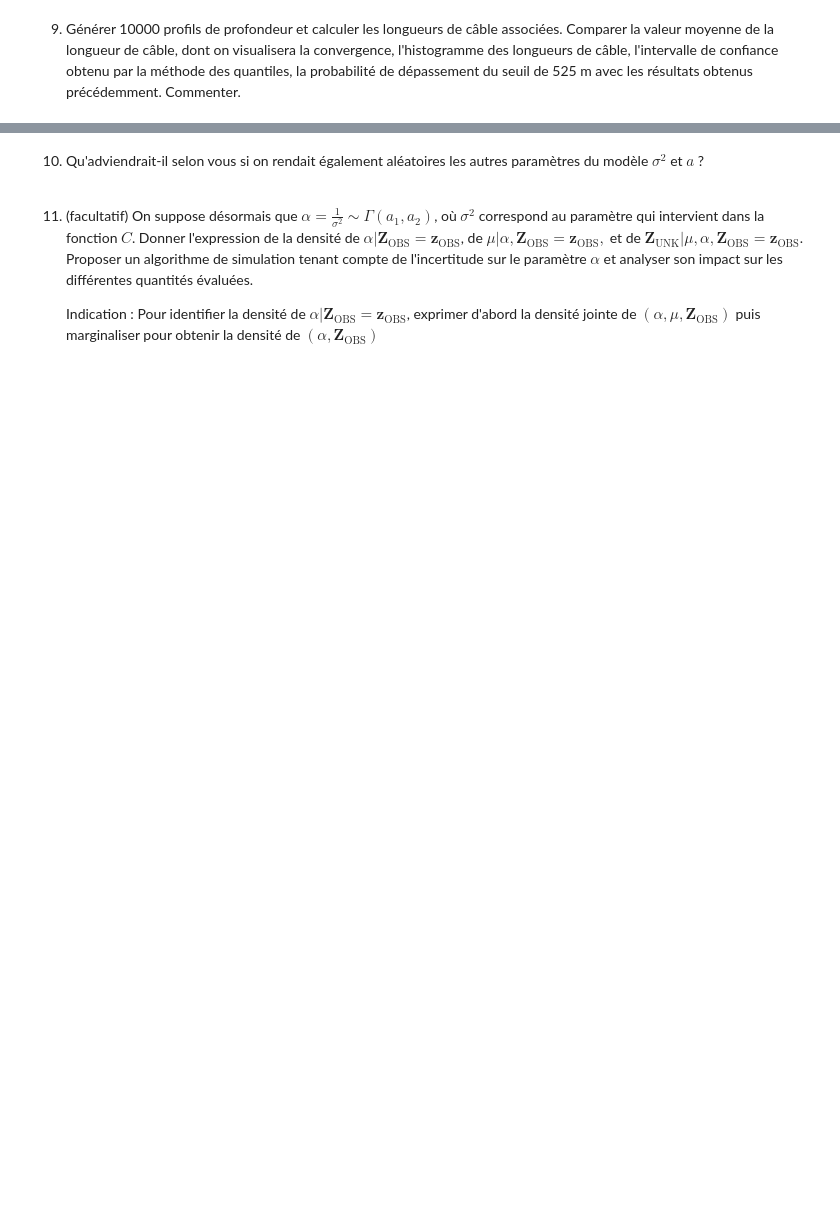
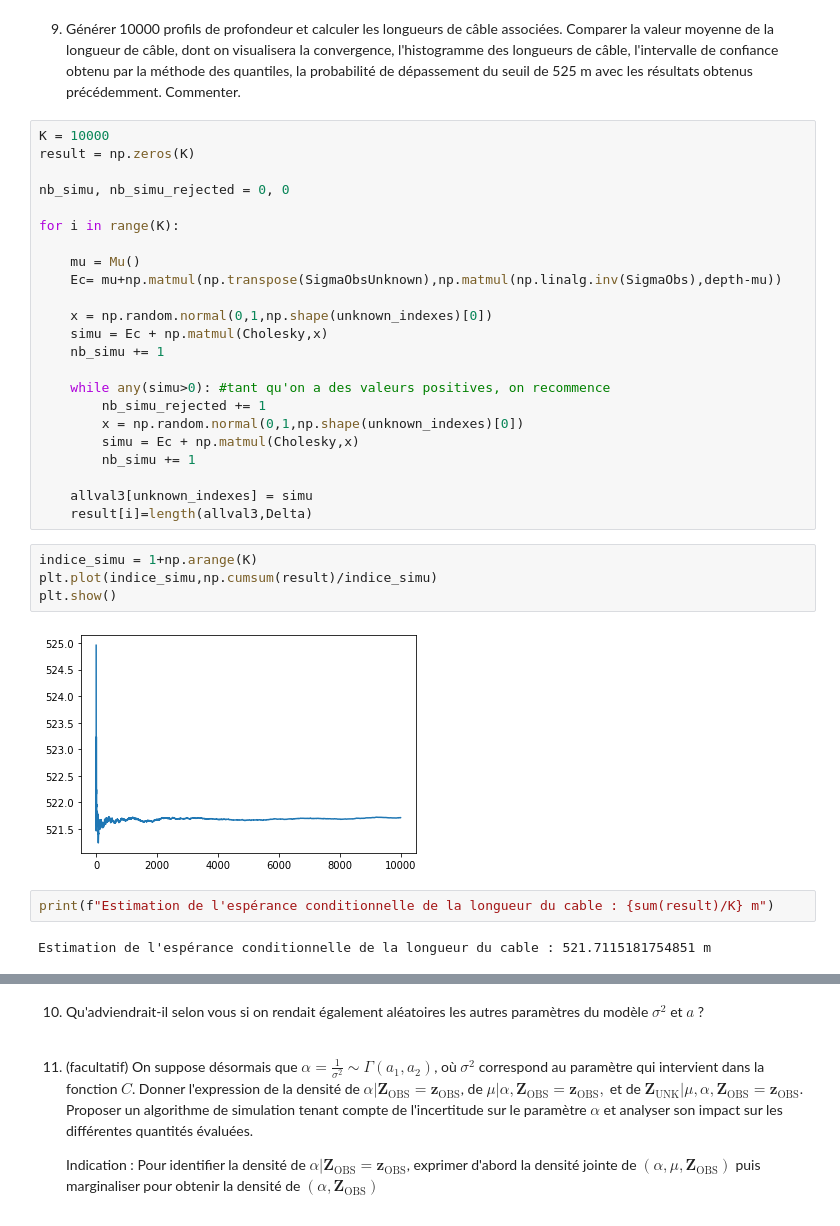
Before and after one commit to TomBertheas/Projet_probabilites, a Jupyter notebook: Projet_numerique_de_Probabilites_2021.ipynb, the cells around one changed output, grey strips where cells are left out. Drawn from its saved outputs; the diff is of its cells as text; blank space fills up the shorter version.

```diff
--- a/Projet_numerique_de_Probabilites_2021.ipynb
+++ b/Projet_numerique_de_Probabilites_2021.ipynb
@@ -447,2 +521,35 @@ On va plutôt procéder par simulations en cascade, c'est-à-dire que pour chaqu
 # %% [markdown]
 9. Générer 10000 profils de profondeur et calculer les longueurs de câble associées. Comparer la valeur moyenne de la longueur de câble, dont on visualisera la convergence, l'histogramme des longueurs de câble, l'intervalle de confiance obtenu par la méthode des quantiles, la probabilité de dépassement du seuil de 525 m avec les résultats obtenus précédemment. Commenter.
+# %%
+K = 10000
+result = np.zeros(K)
+
+nb_simu, nb_simu_rejected = 0, 0
+
+for i in range(K):
+
+    mu = Mu()
+    Ec= mu+np.matmul(np.transpose(SigmaObsUnknown),np.matmul(np.linalg.inv(SigmaObs),depth-mu))
+
+    x = np.random.normal(0,1,np.shape(unknown_indexes)[0])
+    simu = Ec + np.matmul(Cholesky,x)
+    nb_simu += 1
+
+    while any(simu>0): #tant qu'on a des valeurs positives, on recommence
+        nb_simu_rejected += 1
+        x = np.random.normal(0,1,np.shape(unknown_indexes)[0])
+        simu = Ec + np.matmul(Cholesky,x)
+        nb_simu += 1
+
+    allval3[unknown_indexes] = simu
+    result[i]=length(allval3,Delta)
+# %%
+indice_simu = 1+np.arange(K)
+plt.plot(indice_simu,np.cumsum(result)/indice_simu)
+plt.show()
+# %% [output]
+[figure, added]
+# %%
+print(f"Estimation de l'espérance conditionnelle de la longueur du cable : {sum(result)/K} m")
+# %% [output]
+Estimation de l'espérance conditionnelle de la longueur du cable : 521.7115181754851 m
```
Also changed, not shown: parts of 23 cells of this notebook.
